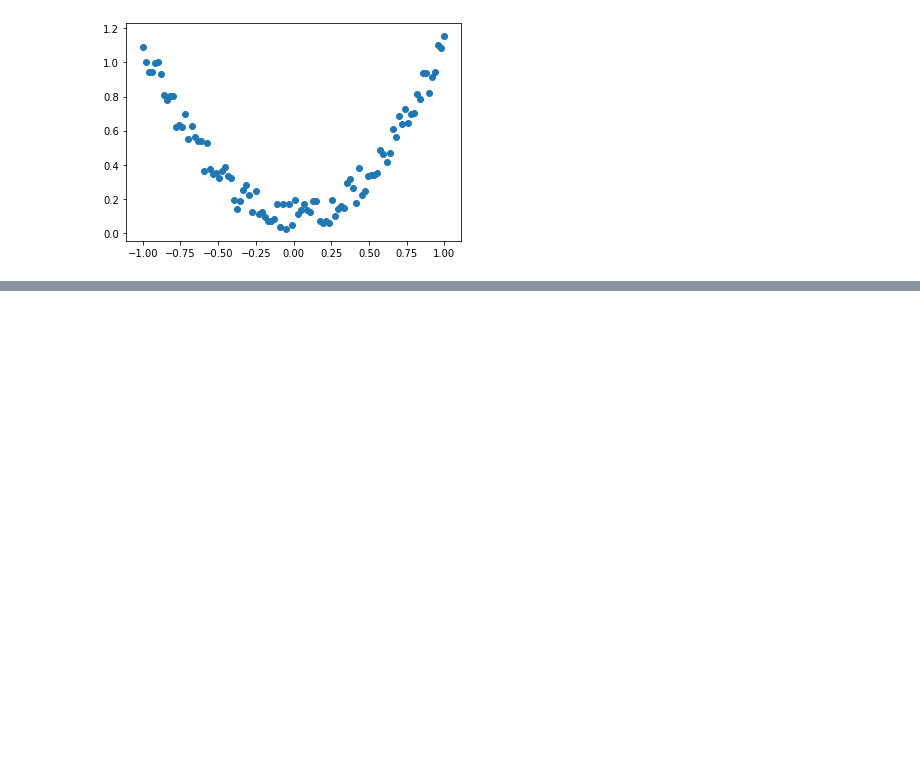
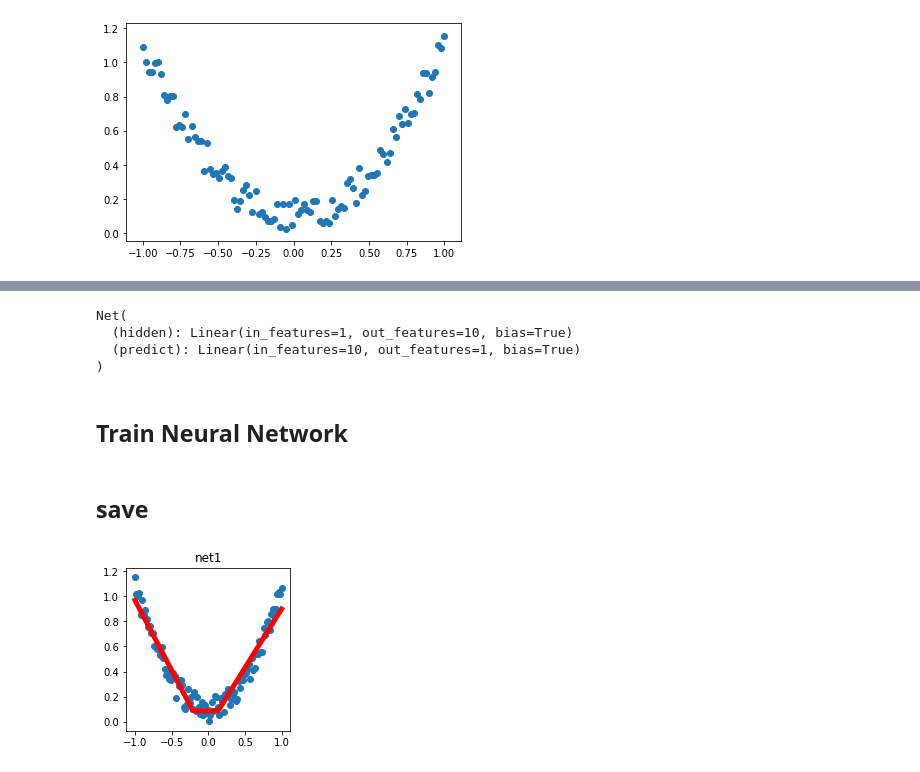
Before and after one commit to sssEos/PyTorch, a Jupyter notebook: pytorch.ipynb, the cells around one changed output, grey strips where cells are left out. Saved outputs shown, nothing was run; the diff lists cells and outputs as text; code cells hidden in the pictures; blank space fills up the shorter version.

```diff
--- a/pytorch.ipynb
+++ b/pytorch.ipynb
@@ -263,0 +272,44 @@ plt.show()
+# %%
+class Net(torch.nn.Module):    # inherit torch Module
+    def __init__(self,n_feature,n_hidden,n_output):
+        super(Net,self).__init__()         # inherit     __init__
+        # define the output of each layer
+        self.hidden = torch.nn.Linear(n_feature,n_hidden)     # linear output of hidden layer
+        self.predict = torch.nn.Linear(n_hidden,n_output)     # linear output of output layer
+    def forward(self,x):
+        x = F.relu(self.hidden(x))     # activation function
+        x=self.predict(x)           # output
+        return x
+# %%
+net=Net(n_feature=1,n_hidden=10,n_output=1)
+print(net)
+# %% [output]
+Net(
+  (hidden): Linear(in_features=1, out_features=10, bias=True)
+  (predict): Linear(in_features=10, out_features=1, bias=True)
+)
+# %% [markdown]
+## Train Neural Network
+# %%
+x=torch.unsqueeze(torch.linspace(-1,1,100),dim=1)
+y=x.pow(2)+0.2*torch.rand(x.size())
+
+optimizer= torch.optim.SGD(net.parameters(),lr=0.5)
+loss_func=torch.nn.MSELoss()  # calculate the error between estimated and real value
+
+for t in range(100):
+    prediction=net(x)
+    loss=loss_func(prediction,y)
+
+    optimizer.zero_grad()     # clean the parameters in last step
+    loss.backward()         # calculate the updated loss
+    optimizer.step()        # new parameters to net
+# %% [markdown]
+## save
+# %%
+import torch
+from torch.autograd import Variable
+torch.manual_seed(1)
+
+x=torch.unsqueeze(torch.linspace(-1,1,100),dim=1)
+y=x.pow(2)+0.2*torch.rand(x.size())
@@ -263,0 +377,4 @@ plt.show()
+# %%
+save()
+# %% [output]
+[figure, added]
```
Also changed, not shown: parts of 42 cells of this notebook.
